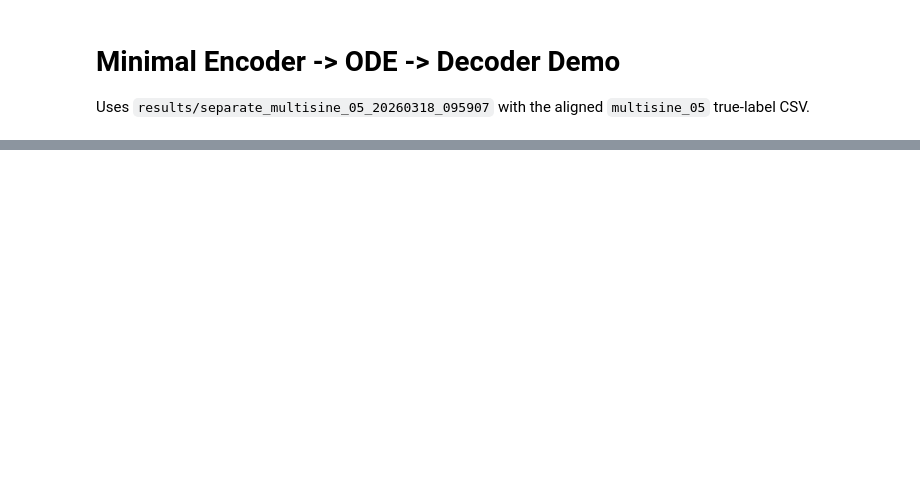
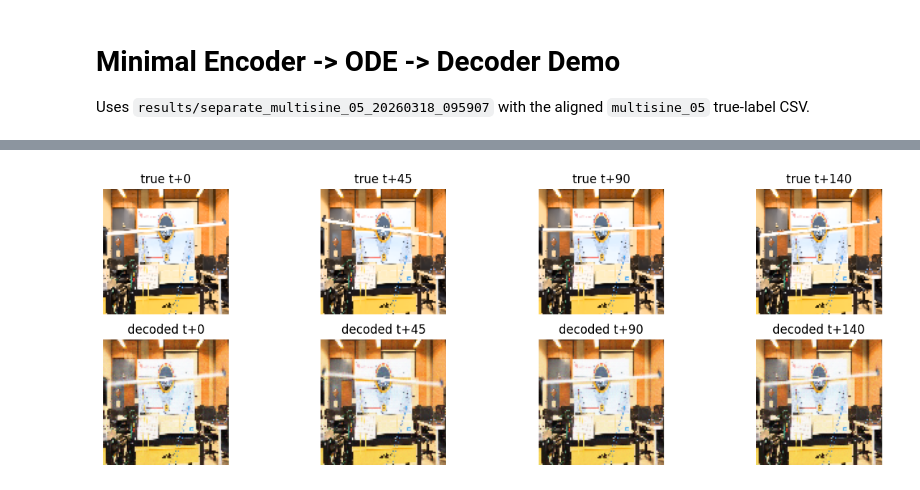
Before and after one commit to dani2442/2026-Hybrid-Signal-Learning, a Jupyter notebook: notebooks/minimal_separate_multisine_05.ipynb, the cells around one changed output, grey strips where cells are left out. Drawn from its saved outputs; the diff is of its cells as text; code cells hidden in the pictures; blank space fills up the shorter version.

```diff
--- a/notebooks/minimal_separate_multisine_05.ipynb
+++ b/notebooks/minimal_separate_multisine_05.ipynb
@@ -89,0 +148,7 @@ plt.tight_layout(); plt.show()
+# %%
+fig, ax = plt.subplots(2, len(t_index), figsize=(15, 5))
+for k, t in enumerate(t_index):
+    ax[0, k].imshow(frames[frame_ids[t]]); ax[0, k].set_title(f"true t+{t}"); ax[0, k].axis("off")
+    ax[1, k].imshow(np.clip(pred_frames[t], 0, 1)); ax[1, k].set_title(f"decoded t+{t}"); ax[1, k].axis("off")
+# %% [output]
+[figure, added]
```
Also changed, not shown: parts of 6 cells of this notebook.
